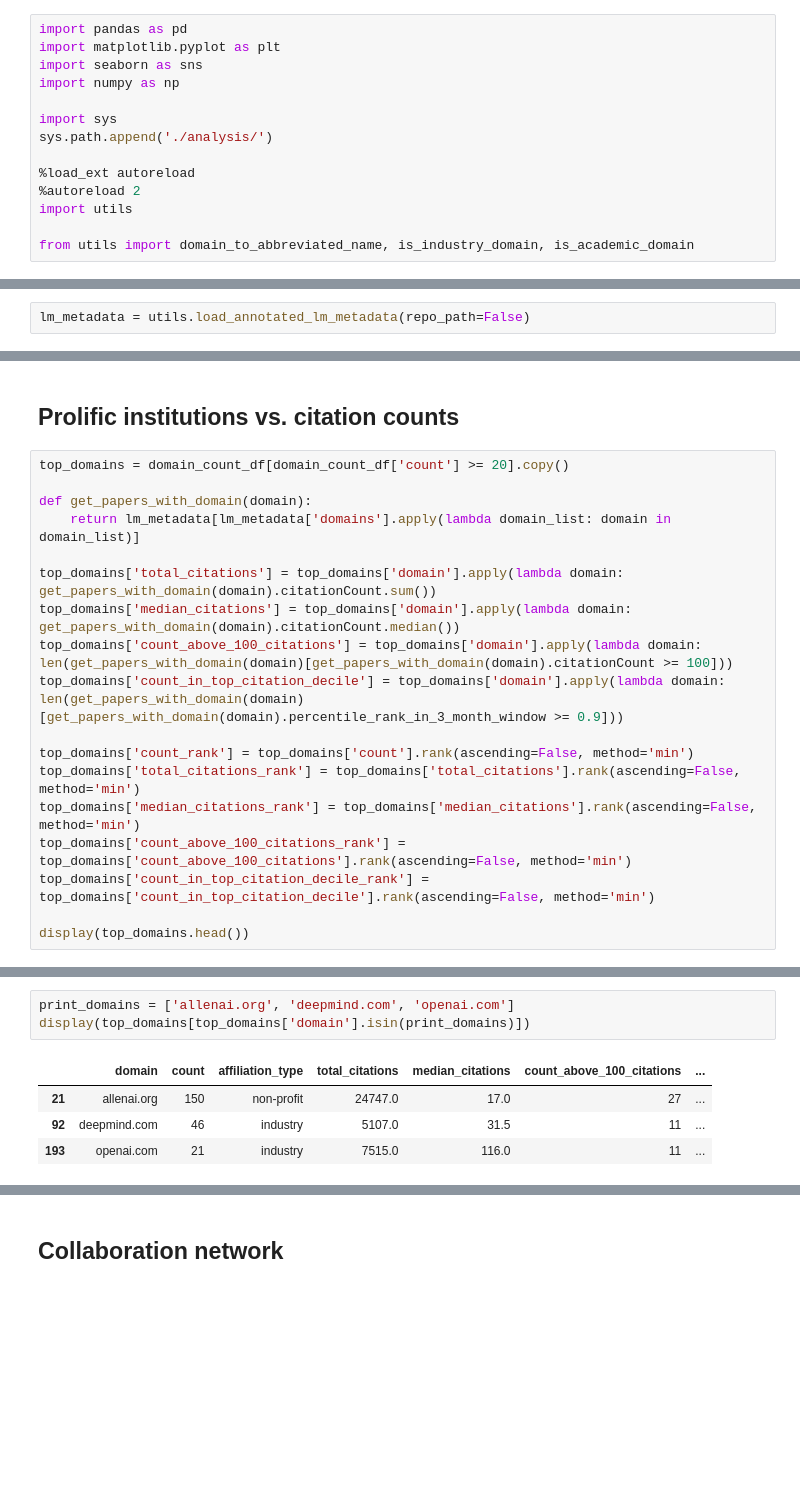
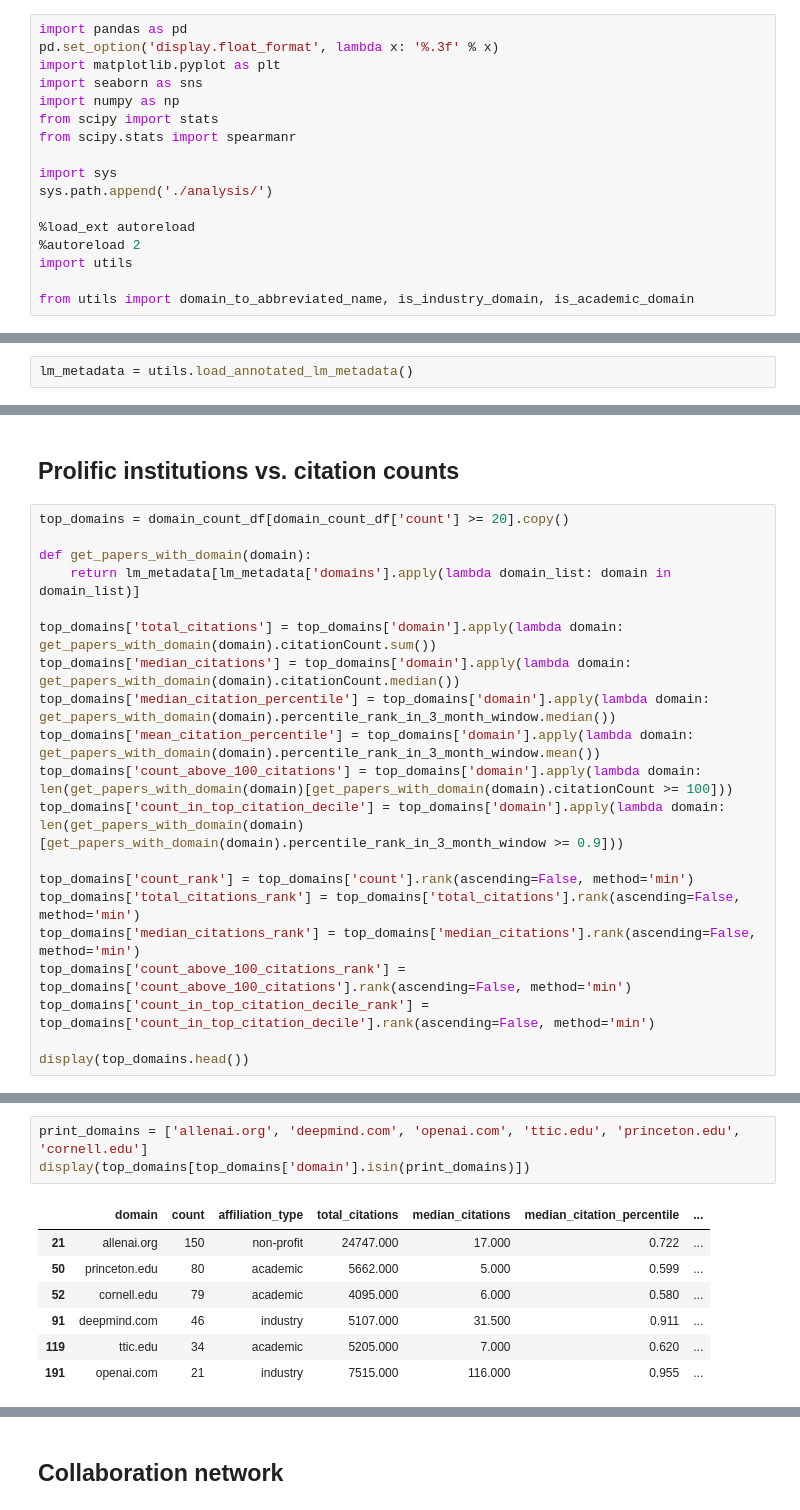
Before and after one commit to rmovva/LLM-publication-patterns-public, a Jupyter notebook: analysis/affiliation_analysis.ipynb, the cells around one changed output, grey strips where cells are left out. Cells and saved outputs as stored; diff of their text form; blank space fills up the shorter version.

```diff
--- a/analysis/affiliation_analysis.ipynb
+++ b/analysis/affiliation_analysis.ipynb
@@ -1,8 +1,11 @@
 # %%
 import pandas as pd
+pd.set_option('display.float_format', lambda x: '%.3f' % x)
 import matplotlib.pyplot as plt
 import seaborn as sns
 import numpy as np
+from scipy import stats
+from scipy.stats import spearmanr
 
 import sys
 sys.path.append('./analysis/')
@@ -16,7 +19,7 @@ from utils import domain_to_abbreviated_name, is_industry_domain, is_academic_do
 The autoreload extension is already loaded. To reload it, use:
   %reload_ext autoreload
 # %%
-lm_metadata = utils.load_annotated_lm_metadata(repo_path=False)
+lm_metadata = utils.load_annotated_lm_metadata()
 # %% [markdown]
 ## Counts
 # %%
@@ -158,6 +204,8 @@ def get_papers_with_domain(domain):
 
 top_domains['total_citations'] = top_domains['domain'].apply(lambda domain: get_papers_with_domain(domain).citationCount.sum())
 top_domains['median_citations'] = top_domains['domain'].apply(lambda domain: get_papers_with_domain(domain).citationCount.median())
+top_domains['median_citation_percentile'] = top_domains['domain'].apply(lambda domain: get_papers_with_domain(domain).percentile_rank_in_3_month_window.median())
+top_domains['mean_citation_percentile'] = top_domains['domain'].apply(lambda domain: get_papers_with_domain(domain).percentile_rank_in_3_month_window.mean())
 top_domains['count_above_100_citations'] = top_domains['domain'].apply(lambda domain: len(get_papers_with_domain(domain)[get_papers_with_domain(domain).citationCount >= 100]))
 top_domains['count_in_top_citation_decile'] = top_domains['domain'].apply(lambda domain: len(get_papers_with_domain(domain)[get_papers_with_domain(domain).percentile_rank_in_3_month_window >= 0.9]))
 
@@ -178,8 +226,11 @@ display(top_domains.head())
 # %%
-print_domains = ['allenai.org', 'deepmind.com', 'openai.com']
+print_domains = ['allenai.org', 'deepmind.com', 'openai.com', 'ttic.edu', 'princeton.edu', 'cornell.edu']
 display(top_domains[top_domains['domain'].isin(print_domains)])
 # %% [output]
-|  | domain | count | affiliation_type | total_citations | median_citations | count_above_100_citations | ... |
-| 21 | allenai.org | 150 | non-profit | 24747.0 | 17.0 | 27 | ... |
-| 92 | deepmind.com | 46 | industry | 5107.0 | 31.5 | 11 | ... |
-| 193 | openai.com | 21 | industry | 7515.0 | 116.0 | 11 | ... |
+|  | domain | count | affiliation_type | total_citations | median_citations | median_citation_percentile | ... |
+| 21 | allenai.org | 150 | non-profit | 24747.000 | 17.000 | 0.722 | ... |
+| 50 | princeton.edu | 80 | academic | 5662.000 | 5.000 | 0.599 | ... |
+| 52 | cornell.edu | 79 | academic | 4095.000 | 6.000 | 0.580 | ... |
+| 91 | deepmind.com | 46 | industry | 5107.000 | 31.500 | 0.911 | ... |
+| 119 | ttic.edu | 34 | academic | 5205.000 | 7.000 | 0.620 | ... |
+| 191 | openai.com | 21 | industry | 7515.000 | 116.000 | 0.955 | ... |
```
Also changed, not shown: parts of 22 cells of this notebook, 18 other files.
